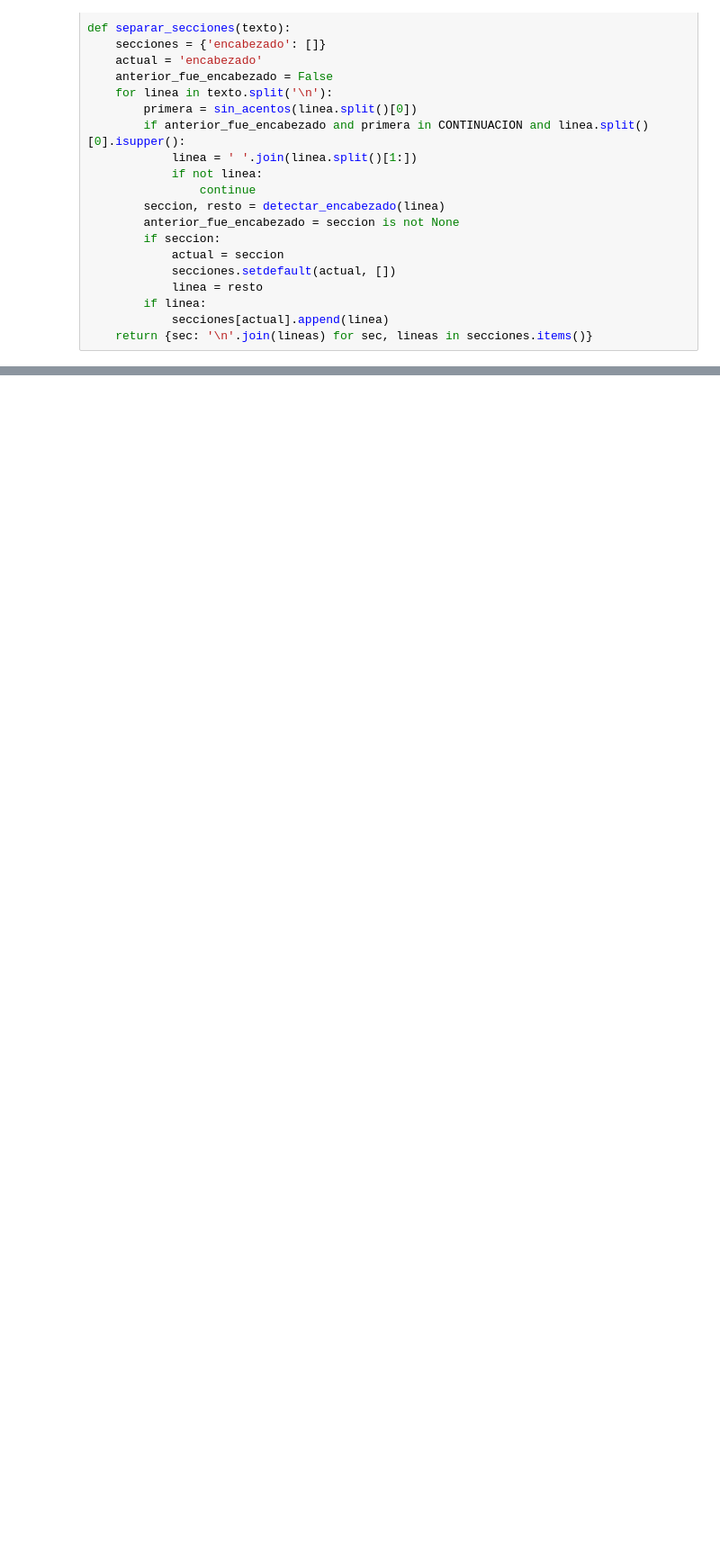
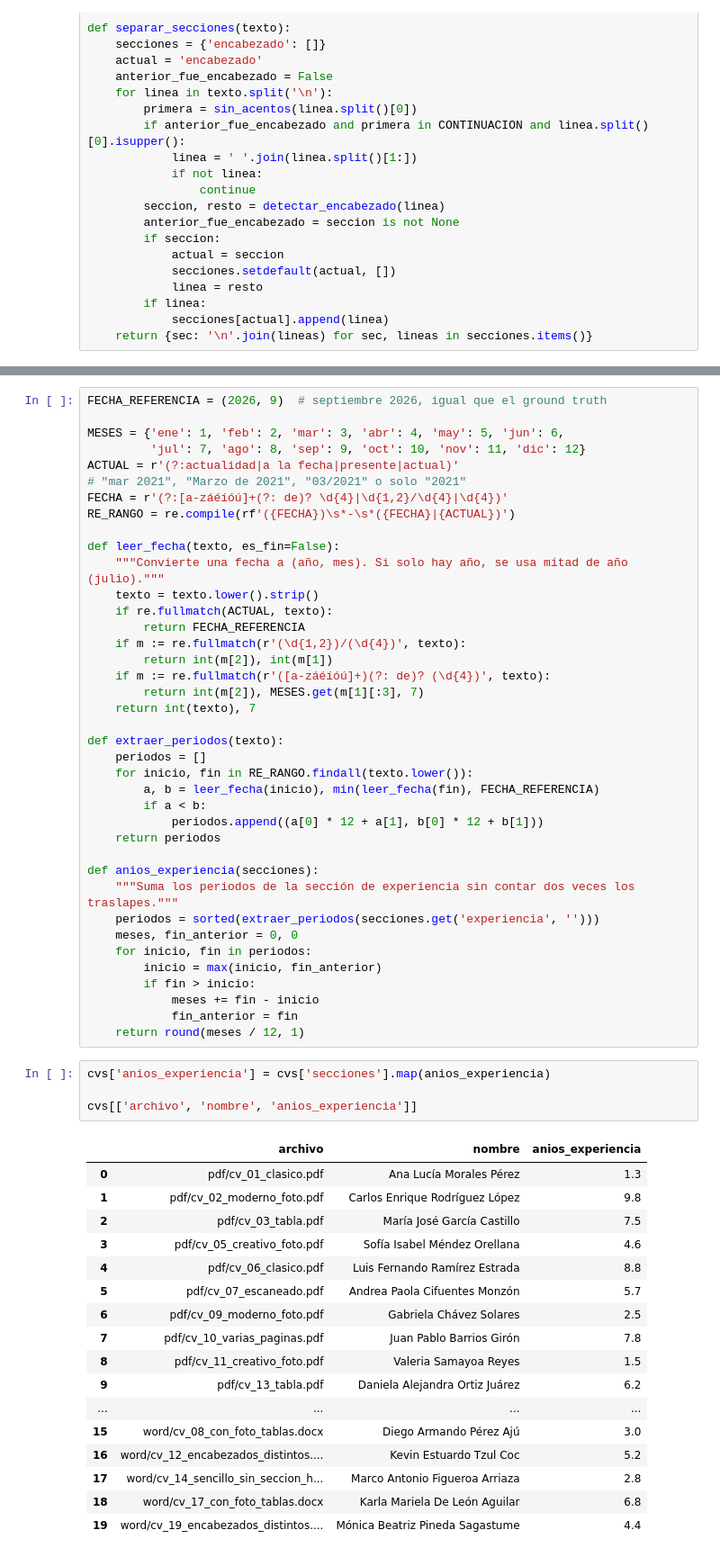
Before and after one commit to Cynthiss/TalentLens, a Jupyter notebook: TalentLens.ipynb, the cells around one changed output, grey strips where cells are left out. Shown at 90% size. Cells and saved outputs as stored; diff of their text form; blank space fills up the shorter version.

```diff
--- a/TalentLens.ipynb
+++ b/TalentLens.ipynb
@@ -226,0 +306,61 @@ pd.DataFrame([{sec: '✓' for sec in s} for s in cvs['secciones']], index=cvs['a
+# %%
+FECHA_REFERENCIA = (2026, 9)  # septiembre 2026, igual que el ground truth
+
+MESES = {'ene': 1, 'feb': 2, 'mar': 3, 'abr': 4, 'may': 5, 'jun': 6,
+         'jul': 7, 'ago': 8, 'sep': 9, 'oct': 10, 'nov': 11, 'dic': 12}
+ACTUAL = r'(?:actualidad|a la fecha|presente|actual)'
+# "mar 2021", "Marzo de 2021", "03/2021" o solo "2021"
+FECHA = r'(?:[a-záéíóú]+(?: de)? \d{4}|\d{1,2}/\d{4}|\d{4})'
+RE_RANGO = re.compile(rf'({FECHA})\s*-\s*({FECHA}|{ACTUAL})')
+
+def leer_fecha(texto, es_fin=False):
+    """Convierte una fecha a (año, mes). Si solo hay año, se usa mitad de año (julio)."""
+    texto = texto.lower().strip()
+    if re.fullmatch(ACTUAL, texto):
+        return FECHA_REFERENCIA
+    if m := re.fullmatch(r'(\d{1,2})/(\d{4})', texto):
+        return int(m[2]), int(m[1])
+    if m := re.fullmatch(r'([a-záéíóú]+)(?: de)? (\d{4})', texto):
+        return int(m[2]), MESES.get(m[1][:3], 7)
+    return int(texto), 7
+
+def extraer_periodos(texto):
+    periodos = []
+    for inicio, fin in RE_RANGO.findall(texto.lower()):
+        a, b = leer_fecha(inicio), min(leer_fecha(fin), FECHA_REFERENCIA)
+        if a < b:
+            periodos.append((a[0] * 12 + a[1], b[0] * 12 + b[1]))
+    return periodos
+
+def anios_experiencia(secciones):
+    """Suma los periodos de la sección de experiencia sin contar dos veces los traslapes."""
+    periodos = sorted(extraer_periodos(secciones.get('experiencia', '')))
+    meses, fin_anterior = 0, 0
+    for inicio, fin in periodos:
+        inicio = max(inicio, fin_anterior)
+        if fin > inicio:
+            meses += fin - inicio
+            fin_anterior = fin
+    return round(meses / 12, 1)
+# %%
+cvs['anios_experiencia'] = cvs['secciones'].map(anios_experiencia)
+
+cvs[['archivo', 'nombre', 'anios_experiencia']]
+# %% [output]
+|  | archivo | nombre | anios_experiencia |
+| 0 | pdf/cv_01_clasico.pdf | Ana Lucía Morales Pérez | 1.3 |
+| 1 | pdf/cv_02_moderno_foto.pdf | Carlos Enrique Rodríguez López | 9.8 |
+| 2 | pdf/cv_03_tabla.pdf | María José García Castillo | 7.5 |
+| 3 | pdf/cv_05_creativo_foto.pdf | Sofía Isabel Méndez Orellana | 4.6 |
+| 4 | pdf/cv_06_clasico.pdf | Luis Fernando Ramírez Estrada | 8.8 |
+| 5 | pdf/cv_07_escaneado.pdf | Andrea Paola Cifuentes Monzón | 5.7 |
+| 6 | pdf/cv_09_moderno_foto.pdf | Gabriela Chávez Solares | 2.5 |
+| 7 | pdf/cv_10_varias_paginas.pdf | Juan Pablo Barrios Girón | 7.8 |
+| 8 | pdf/cv_11_creativo_foto.pdf | Valeria Samayoa Reyes | 1.5 |
+| 9 | pdf/cv_13_tabla.pdf | Daniela Alejandra Ortiz Juárez | 6.2 |
+| ... | ... | ... | ... |
+| 15 | word/cv_08_con_foto_tablas.docx | Diego Armando Pérez Ajú | 3.0 |
+| 16 | word/cv_12_encabezados_distintos.... | Kevin Estuardo Tzul Coc | 5.2 |
+| 17 | word/cv_14_sencillo_sin_seccion_h... | Marco Antonio Figueroa Arriaza | 2.8 |
+| 18 | word/cv_17_con_foto_tablas.docx | Karla Mariela De León Aguilar | 6.8 |
+| 19 | word/cv_19_encabezados_distintos.... | Mónica Beatriz Pineda Sagastume | 4.4 |
```
Also changed, not shown: parts of 17 cells of this notebook, 11 other files.
